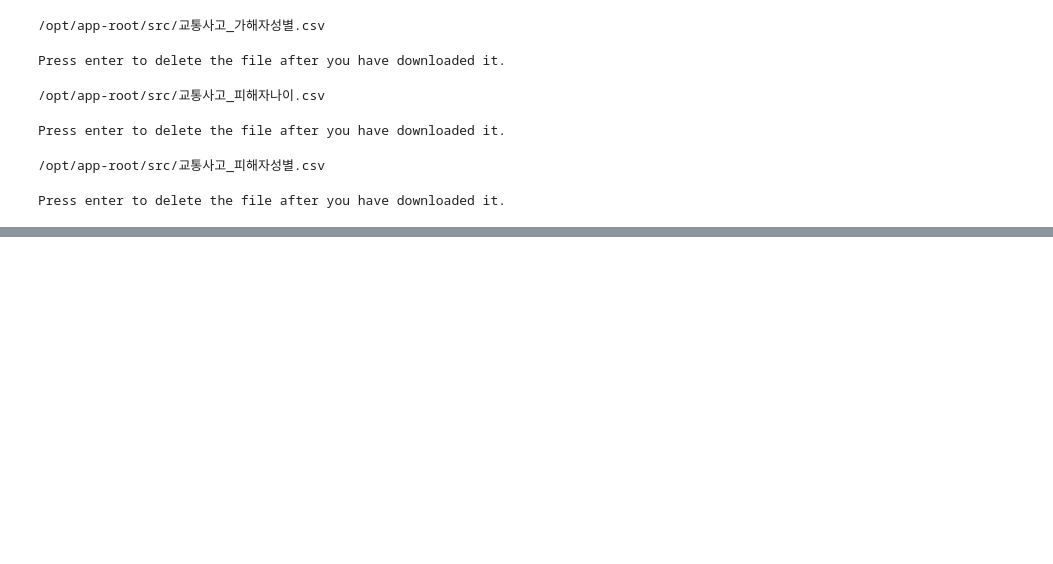
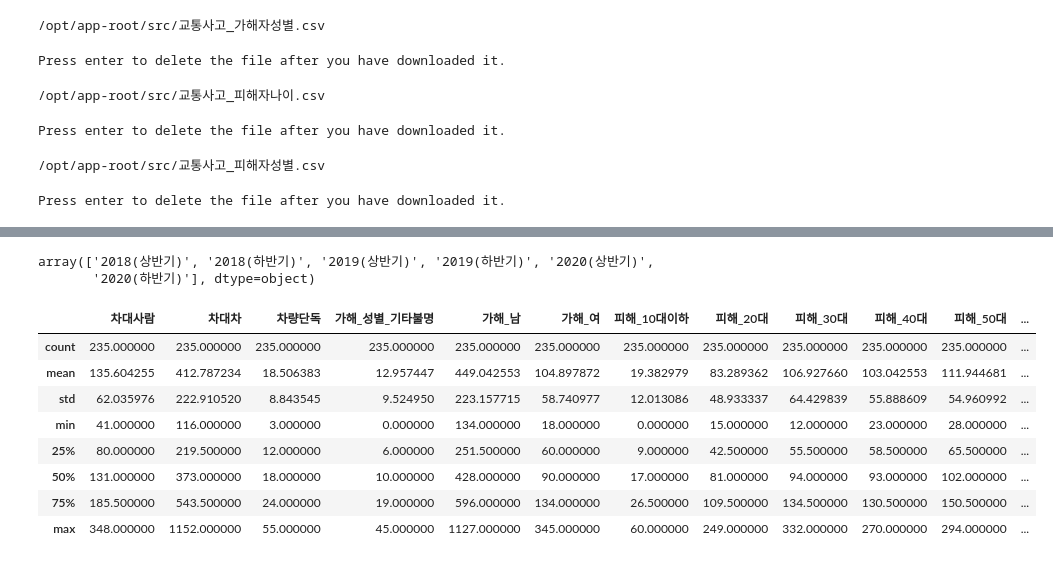
Before and after one commit to PpangPpang93/Main_project_police, a Jupyter notebook: processing_code/11번.교통사고_전처리.ipynb, the cells around one changed output, grey strips where cells are left out. Drawn from its saved outputs; the diff is of its cells as text; code cells hidden in the pictures; blank space fills up the shorter version.

```diff
--- a/processing_code/11번.교통사고_전처리.ipynb
+++ b/processing_code/11번.교통사고_전처리.ipynb
@@ -1567,0 +1148,17 @@ csv_download_link(acs_vicsex_final, '교통사고_피해자성별.csv')
+# %%
+df.year.unique()
+# %% [output]
+array(['2018(상반기)', '2018(하반기)', '2019(상반기)', '2019(하반기)', '2020(상반기)',
+       '2020(하반기)'], dtype=object)
+# %%
+df.describe()
+# %% [output]
+|  | 차대사람 | 차대차 | 차량단독 | 가해_성별_기타불명 | 가해_남 | 가해_여 | 피해_10대이하 | 피해_20대 | 피해_30대 | 피해_40대 | 피해_50대 | ... |
+| count | 235.000000 | 235.000000 | 235.000000 | 235.000000 | 235.000000 | 235.000000 | 235.000000 | 235.000000 | 235.000000 | 235.000000 | 235.000000 | ... |
+| mean | 135.604255 | 412.787234 | 18.506383 | 12.957447 | 449.042553 | 104.897872 | 19.382979 | 83.289362 | 106.927660 | 103.042553 | 111.944681 | ... |
+| std | 62.035976 | 222.910520 | 8.843545 | 9.524950 | 223.157715 | 58.740977 | 12.013086 | 48.933337 | 64.429839 | 55.888609 | 54.960992 | ... |
+| min | 41.000000 | 116.000000 | 3.000000 | 0.000000 | 134.000000 | 18.000000 | 0.000000 | 15.000000 | 12.000000 | 23.000000 | 28.000000 | ... |
+| 25% | 80.000000 | 219.500000 | 12.000000 | 6.000000 | 251.500000 | 60.000000 | 9.000000 | 42.500000 | 55.500000 | 58.500000 | 65.500000 | ... |
+| 50% | 131.000000 | 373.000000 | 18.000000 | 10.000000 | 428.000000 | 90.000000 | 17.000000 | 81.000000 | 94.000000 | 93.000000 | 102.000000 | ... |
+| 75% | 185.500000 | 543.500000 | 24.000000 | 19.000000 | 596.000000 | 134.000000 | 26.500000 | 109.500000 | 134.500000 | 130.500000 | 150.500000 | ... |
+| max | 348.000000 | 1152.000000 | 55.000000 | 45.000000 | 1127.000000 | 345.000000 | 60.000000 | 249.000000 | 332.000000 | 270.000000 | 294.000000 | ... |
```
Also changed, not shown: parts of 39 cells of this notebook.
